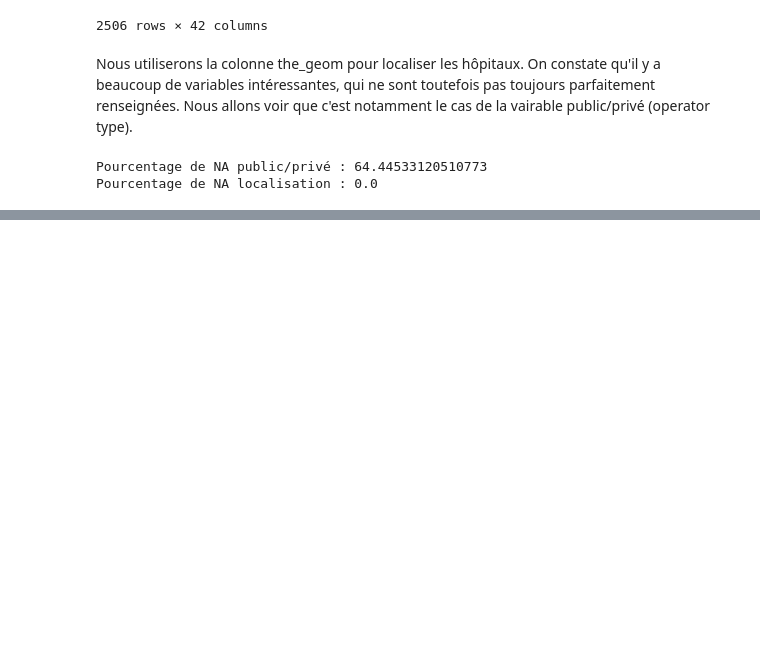
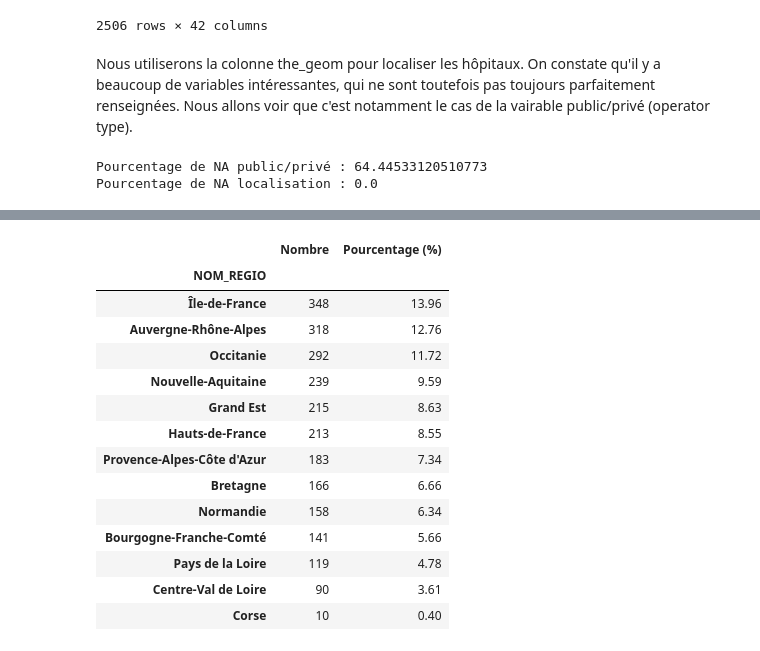
Before and after one commit to amauplot/github_killer, a Jupyter notebook: geo_to_city.ipynb, the cells around one changed output, grey strips where cells are left out. Saved outputs shown, nothing was run; the diff lists cells and outputs as text; code cells hidden in the pictures; blank space fills up the shorter version.

```diff
--- a/geo_to_city.ipynb
+++ b/geo_to_city.ipynb
@@ -106,0 +270,32 @@ Pourcentage de NA localisation : 0.0
+# %%
+# Calcul du nombre d'hôpitaux par région
+counts = resultat['NOM_REGIO'].value_counts()
+
+# Calcul des pourcentages
+percentages = (
+    resultat['NOM_REGIO'].value_counts(normalize=True) * 100
+)
+
+# Création du tableau récapitulatif
+classement_regions = pd.DataFrame({
+    'Nombre': counts,
+    'Pourcentage (%)': percentages.round(2)
+})
+
+display(classement_regions)
+# %% [output]
+|  | Nombre | Pourcentage (%) |
+| NOM_REGIO |  |  |
+| Île-de-France | 348 | 13.96 |
+| Auvergne-Rhône-Alpes | 318 | 12.76 |
+| Occitanie | 292 | 11.72 |
+| Nouvelle-Aquitaine | 239 | 9.59 |
+| Grand Est | 215 | 8.63 |
+| Hauts-de-France | 213 | 8.55 |
+| Provence-Alpes-Côte d'Azur | 183 | 7.34 |
+| Bretagne | 166 | 6.66 |
+| Normandie | 158 | 6.34 |
+| Bourgogne-Franche-Comté | 141 | 5.66 |
+| Pays de la Loire | 119 | 4.78 |
+| Centre-Val de Loire | 90 | 3.61 |
+| Corse | 10 | 0.40 |
```
Also changed, not shown: parts of 18 cells of this notebook, 1 other file.
